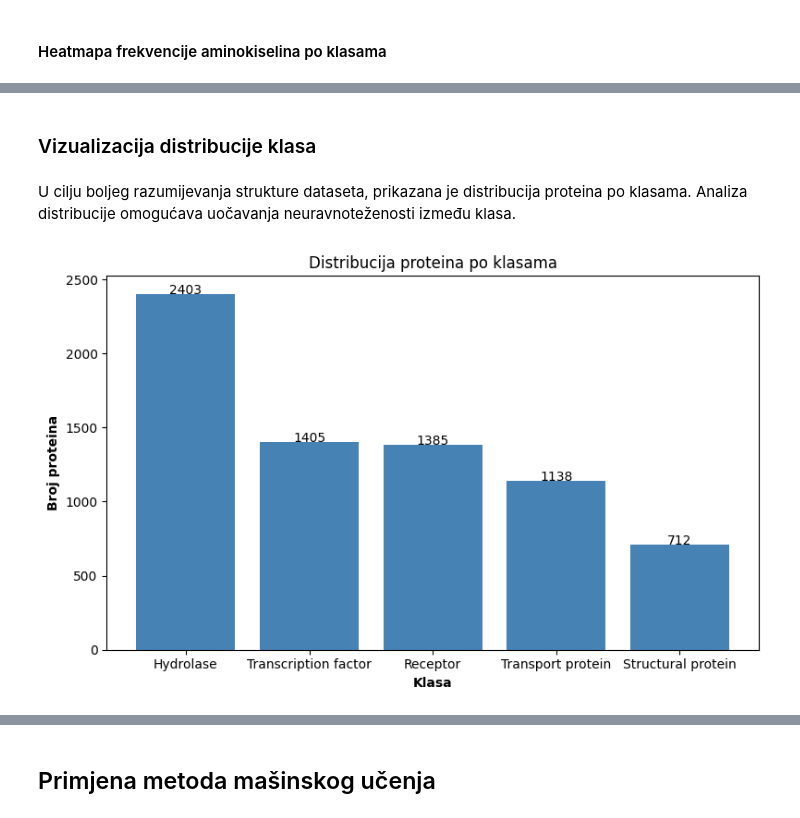
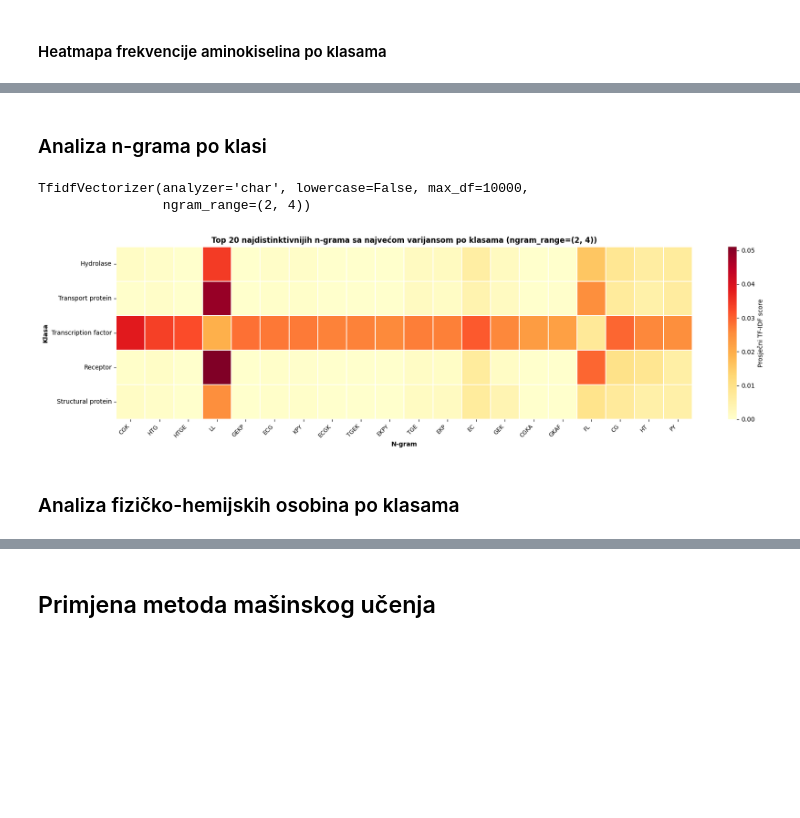
Before and after one commit to AnaKondic/protein-sequence-classification, a Jupyter notebook: protein_sequence_classification.ipynb, the cells around one changed output, grey strips where cells are left out. Cells and saved outputs as stored; diff of their text form; code cells hidden in the pictures; blank space fills up the shorter version.

```diff
--- a/protein_sequence_classification.ipynb
+++ b/protein_sequence_classification.ipynb
@@ -244,20 +322,2 @@ plt.show()
-# %% [markdown]
-### Vizualizacija distribucije klasa
-# %% [markdown]
-U cilju boljeg razumijevanja strukture dataseta, prikazana je distribucija proteina po klasama. Analiza distribucije omogućava uočavanja neuravnoteženosti između klasa.
-# %%
-class_counts = dataset["label"].value_counts()
-
-plt.figure(figsize=(8, 5))
-plt.bar(class_counts.index, class_counts.values, color="steelblue")
-plt.title("Distribucija proteina po klasama")
-plt.xlabel("Klasa", fontweight="bold")
-plt.ylabel("Broj proteina", fontweight="bold")
-
-for i, v in enumerate(class_counts.values):
-    plt.text(i, v, str(v), ha="center")
-
-plt.tight_layout()
-plt.show()
-# %% [output]
-[figure, removed]
+# %% [markdown]
+### Analiza n-grama po klasi
@@ -263,0 +331,51 @@ plt.show()
+# %%
+vectorizer = TfidfVectorizer(analyzer='char', ngram_range=ngram_range, max_df=10000, lowercase=False)
+vectorizer.fit(dataset['Sequence'])
+# %% [output]
+TfidfVectorizer(analyzer='char', lowercase=False, max_df=10000,
+                ngram_range=(2, 4))
+# %%
+# Izračunavanje prosječnog TF-IDF score-a po klasi
+feature_names = vectorizer.get_feature_names_out()
+tfidf_per_class = pd.DataFrame(index=classes, columns=feature_names, dtype=float)
+
+for cls in classes:
+    class_sequences = dataset[dataset['label'] == cls]['Sequence']
+    tfidf_matrix = vectorizer.transform(class_sequences)
+    mean_tfidf = np.asarray(tfidf_matrix.mean(axis=0)).flatten()
+    tfidf_per_class.loc[cls] = mean_tfidf
+# %%
+# Računanje varijanse za svaki n-gram kroz sve klase
+ngram_variance = tfidf_per_class.var(axis=0)
+# Rangiranje n-grama prema najvećoj varijansi
+top_ngrams = ngram_variance.nlargest(top_n).index
+
+heatmap_data = tfidf_per_class[top_ngrams]
+# %%
+plt.figure(figsize=(18, 5))
+
+sns.heatmap(
+    heatmap_data.astype(float),
+    cmap='YlOrRd',
+    annot=False,
+    linewidths=0.3,
+    linecolor='white',
+    cbar_kws={'label': 'Prosječni TF-IDF score'}
+)
+
+plt.title(
+    f'Top {top_n} najdistinktivnijih n-grama sa najvećom varijansom po klasama '
+    f'(ngram_range={ngram_range})',
+    fontweight="bold"
+)
+plt.xlabel('N-gram', fontweight="bold")
+plt.ylabel('Klasa', fontweight="bold")
+plt.xticks(rotation=45, ha='right', fontsize=9)
+plt.yticks(rotation=0, fontsize=10)
+plt.tight_layout()
+plt.savefig('results/fig5_ngram_heatmap.png', dpi=150, bbox_inches='tight')
+plt.show()
+# %% [output]
+[figure, added]
+# %% [markdown]
+### Analiza fizičko-hemijskih osobina po klasama
```
Also changed, not shown: parts of 96 cells of this notebook, 6 other files.
